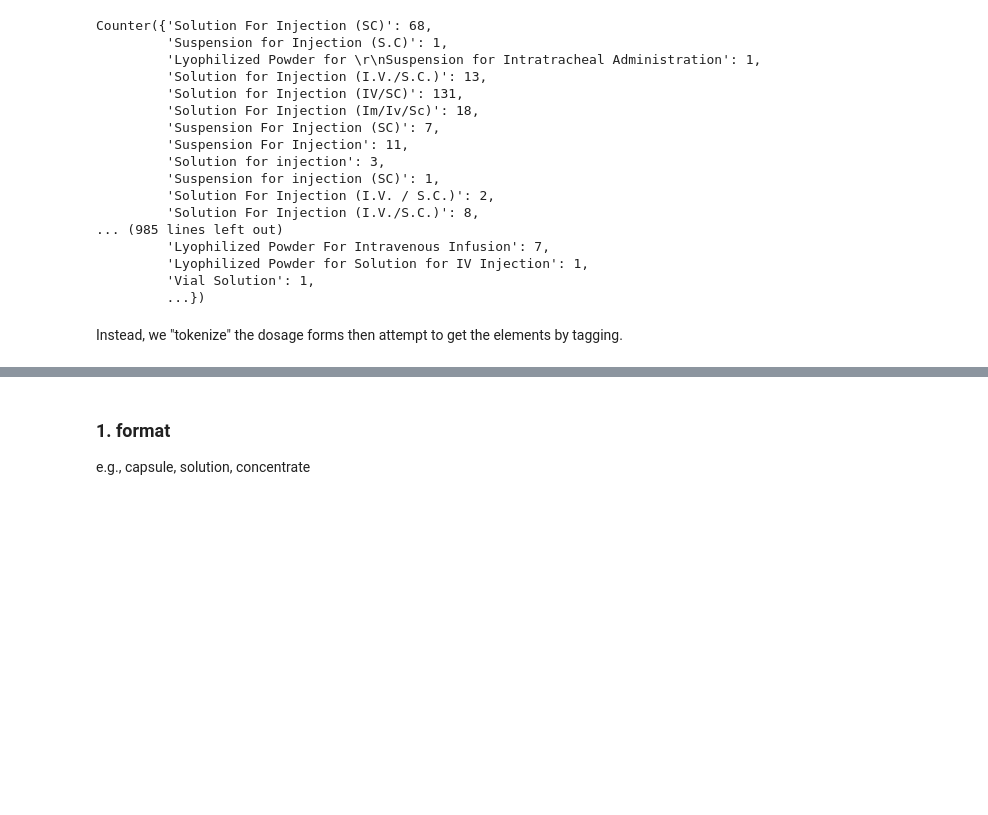
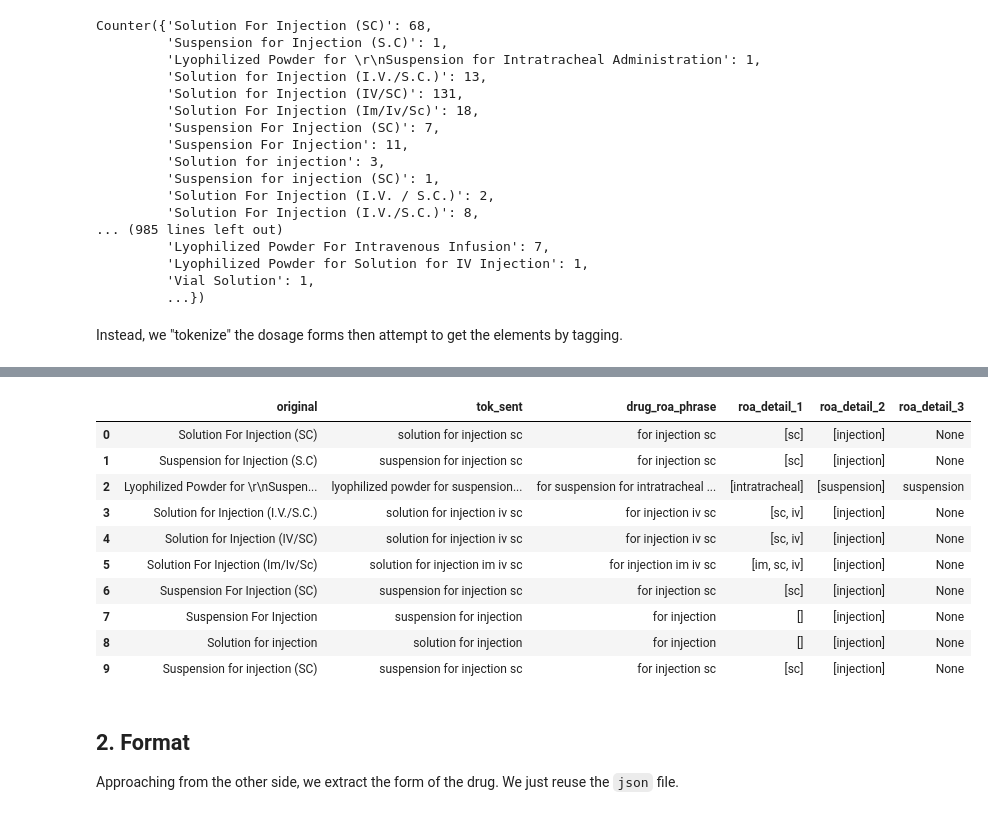
Before and after one commit to rey-g/fda-registered-drugs, a Jupyter notebook: 01a_Data Cleaning.ipynb, the cells around one changed output, grey strips where cells are left out. Saved outputs shown, nothing was run; the diff lists cells and outputs as text; code cells hidden in the pictures; blank space fills up the shorter version.

Commit message:
Extract RoA info

```diff
--- a/01a_Data Cleaning.ipynb
+++ b/01a_Data Cleaning.ipynb
@@ -163,0 +185,5 @@ words_per_form
+# %%
+format_map = pd.DataFrame(columns=['original','tok_sent'])
+format_map['original'] = Counter(f['Dosage Form']).keys()
+format_map['tok_sent'] = dosage_forms_sent
+format_map.head(10)
@@ -179,0 +229,51 @@ prop_dict = dict(
+# %%
+def get_route(phrase):
+
+    # capture one word before "for" just in case
+    try:
+        roa_phrase = re.search(r'\bfor\b.+?$', phrase).group(0)
+    except (TypeError, AttributeError):
+        roa_phrase = None
+
+
+    # get all RoA descriptors
+    roa_path = None
+    roa_technique = None
+    roa_format = None
+
+    if roa_phrase is not None:
+        roa_path = []
+        for roa in roa_adjs:
+            r = re.findall(roa, roa_phrase)
+            roa_path += r
+        roa_path = list(set(roa_path))
+
+        roa_technique = []
+        for roa in roa_actions:
+            r = re.findall(roa, roa_phrase)
+            roa_technique += r
+        roa_technique = list(set(roa_technique))
+
+        for roa in roa_nouns:
+            try:
+                roa_format = re.search(roa, roa_phrase).group(0)
+            except (TypeError, AttributeError):
+                continue
+
+    return roa_phrase, roa_path, roa_technique, roa_format
+# %%
+format_map['drug_roa_phrase'], format_map['roa_detail_1'], format_map['roa_detail_2'], format_map['roa_detail_3'] = \
+    zip(*format_map['tok_sent'].apply(get_route))
+format_map.head(10)
+# %% [output]
+|  | original | tok_sent | drug_roa_phrase | roa_detail_1 | roa_detail_2 | roa_detail_3 |
+| 0 | Solution For Injection (SC) | solution for injection sc | for injection sc | [sc] | [injection] | None |
+| 1 | Suspension for Injection (S.C) | suspension for injection sc | for injection sc | [sc] | [injection] | None |
+| 2 | Lyophilized Powder for \r\nSuspen... | lyophilized powder for suspension... | for suspension for intratracheal ... | [intratracheal] | [suspension] | suspension |
+| 3 | Solution for Injection (I.V./S.C.) | solution for injection iv sc | for injection iv sc | [sc, iv] | [injection] | None |
+| 4 | Solution for Injection (IV/SC) | solution for injection iv sc | for injection iv sc | [sc, iv] | [injection] | None |
+| 5 | Solution For Injection (Im/Iv/Sc) | solution for injection im iv sc | for injection im iv sc | [im, sc, iv] | [injection] | None |
+| 6 | Suspension For Injection (SC) | suspension for injection sc | for injection sc | [sc] | [injection] | None |
+| 7 | Suspension For Injection | suspension for injection | for injection | [] | [injection] | None |
+| 8 | Solution for injection | solution for injection | for injection | [] | [injection] | None |
+| 9 | Suspension for injection (SC) | suspension for injection sc | for injection sc | [sc] | [injection] | None |
@@ -180,4 +282,4 @@ prop_dict = dict(
 # %% [markdown]
-### 1. format
+## 2. Format
 
-e.g., capsule, solution, concentrate
+Approaching from the other side, we extract the form of the drug. We just reuse the `json` file.
```
Also changed, not shown: parts of 21 cells of this notebook, 3 other files.
